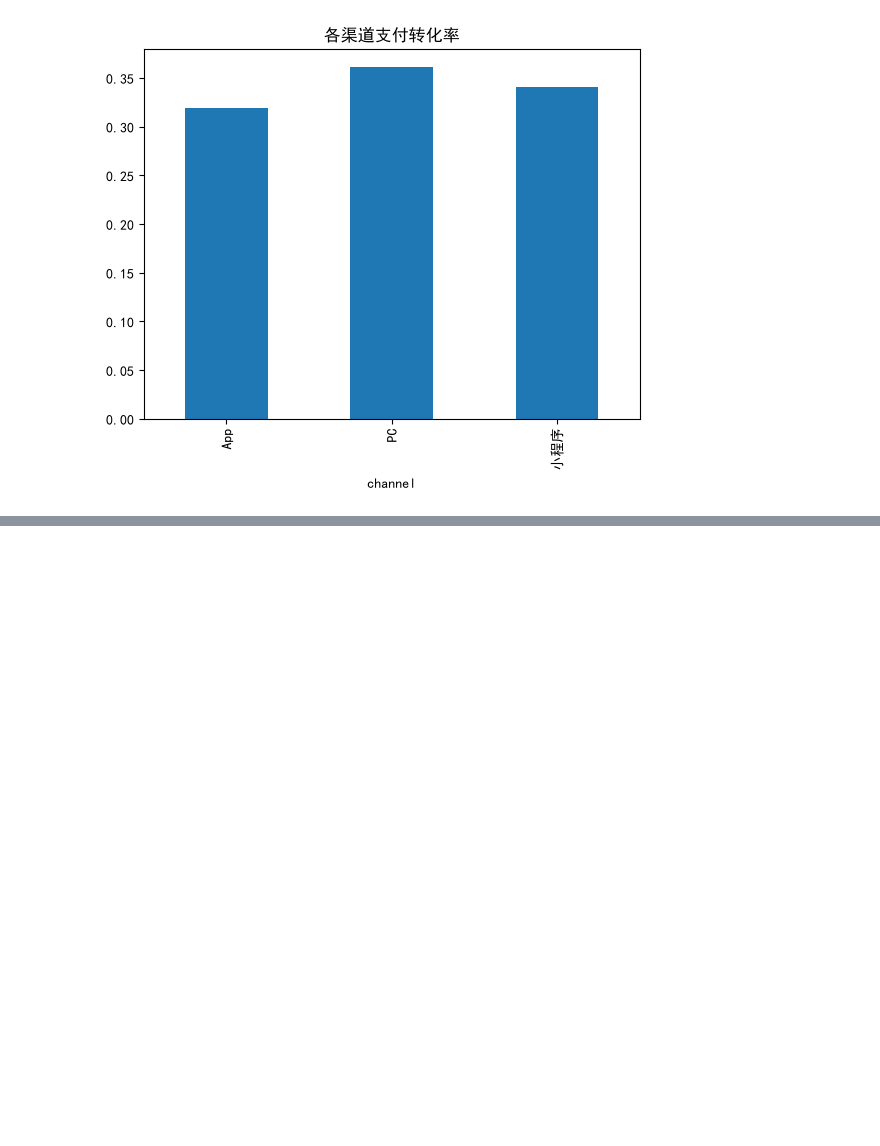
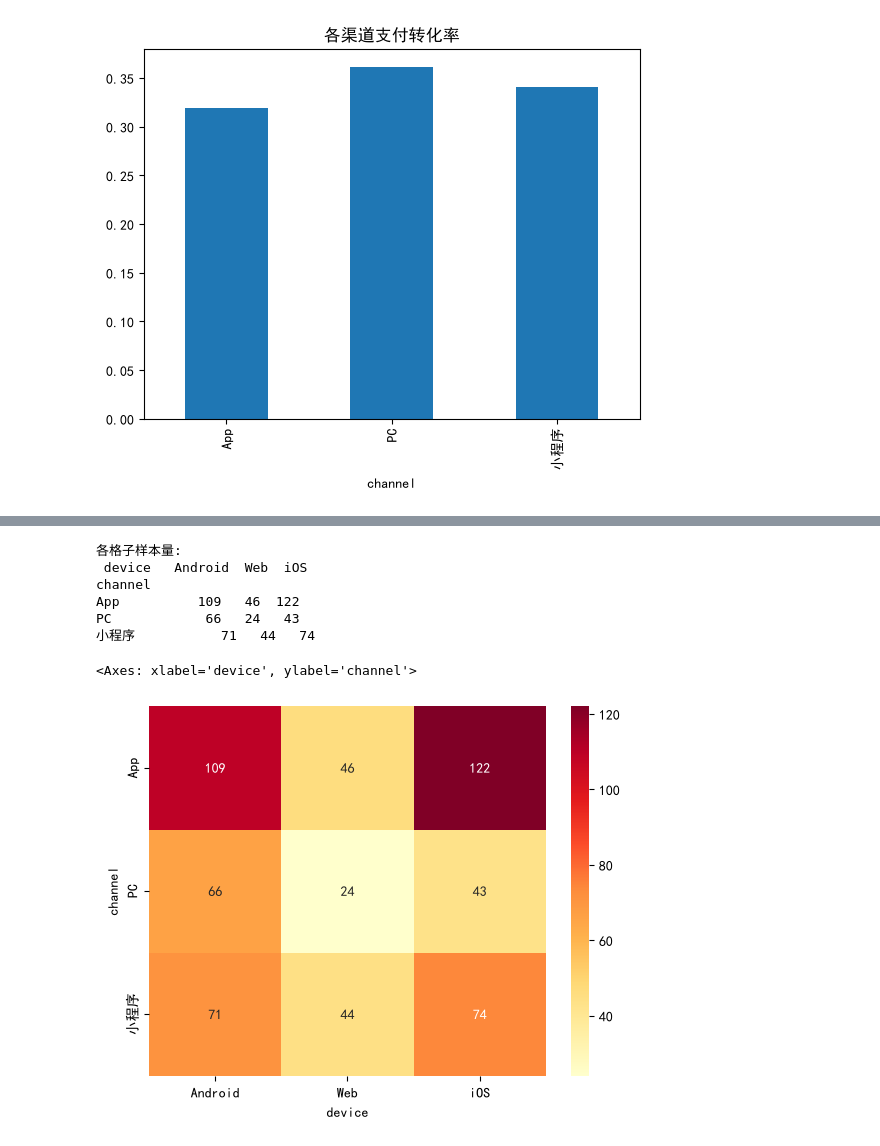
Before and after one commit to AAA-Smile/Data_Analysis_Process_Training, a Jupyter notebook: Python/analysis.ipynb, the cells around one changed output, grey strips where cells are left out. Drawn from its saved outputs; the diff is of its cells as text; code cells hidden in the pictures; blank space fills up the shorter version.

```diff
--- a/Python/analysis.ipynb
+++ b/Python/analysis.ipynb
@@ -135,0 +138,12 @@ g["pay_rate"].plot(kind="bar", title="各渠道支付转化率")
+# %%
+pt = pd.pivot_table(
+    df1[df1["event_type"] == "pay"],
+    values="user_id",
+    index="channel",
+    columns="device",
+    aggfunc="nunique",
+    fill_value=0,
+    margins=True,
+    margins_name="合计",
+)
+pt
@@ -135,0 +177,15 @@ g["pay_rate"].plot(kind="bar", title="各渠道支付转化率")
+# %%
+print("各格子样本量:\n", pt.drop("合计").drop("合计", axis='columns'))
+# %% [output]
+各格子样本量:
+ device   Android  Web  iOS
+channel
+App          109   46  122
+PC            66   24   43
+小程序           71   44   74
+# %%
+import seaborn as sns
+sns.heatmap(pt.drop("合计").drop("合计", axis=1), annot=True, fmt=".0f", cmap="YlOrRd")
+# %% [output]
+<Axes: xlabel='device', ylabel='channel'>
+[figure, added]
```
Also changed, not shown: parts of 9 cells of this notebook, 1 other file.
